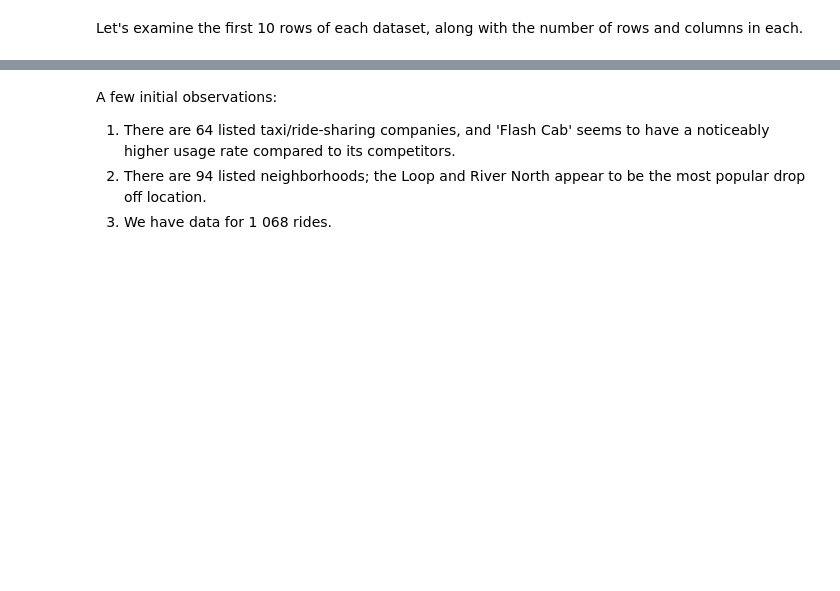
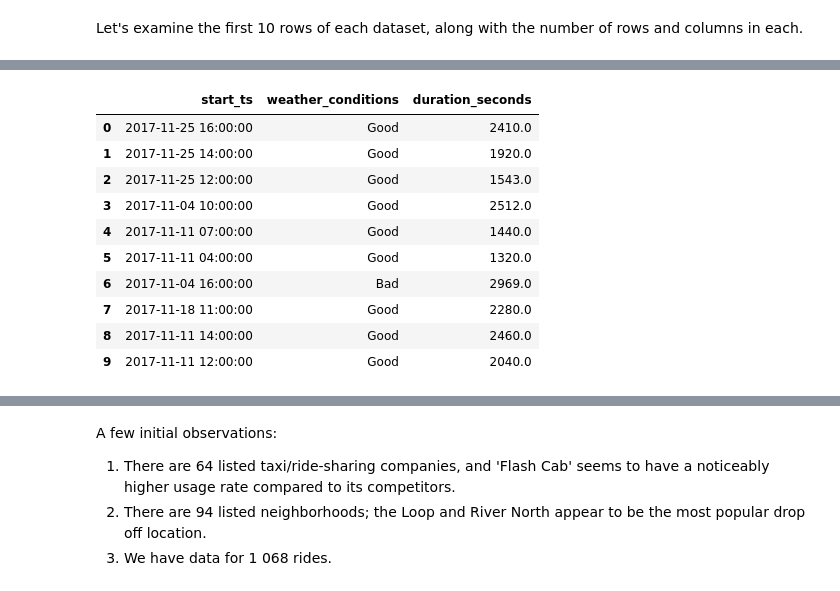
Before and after one commit to Vyncent-vdW/sprint_six_sql_project, a Jupyter notebook: sprint_six_sql_nb.ipynb, the cells around one changed output, grey strips where cells are left out. Drawn from its saved outputs; the diff is of its cells as text; code cells hidden in the pictures; blank space fills up the shorter version.

```diff
--- a/sprint_six_sql_nb.ipynb
+++ b/sprint_six_sql_nb.ipynb
@@ -58,4 +58,15 @@ print(dropoff_trips_avg.shape)
 # %%
-print(pickup_weather_ride_duration.head(10))
-print(pickup_weather_ride_duration.shape)
+display(pickup_weather_ride_duration.head(10))
+print(f'rows, columns: {pickup_weather_ride_duration.shape}')
 # %% [output]
+|  | start_ts | weather_conditions | duration_seconds |
+| 0 | 2017-11-25 16:00:00 | Good | 2410.0 |
+| 1 | 2017-11-25 14:00:00 | Good | 1920.0 |
+| 2 | 2017-11-25 12:00:00 | Good | 1543.0 |
+| 3 | 2017-11-04 10:00:00 | Good | 2512.0 |
+| 4 | 2017-11-11 07:00:00 | Good | 1440.0 |
+| 5 | 2017-11-11 04:00:00 | Good | 1320.0 |
+| 6 | 2017-11-04 16:00:00 | Bad | 2969.0 |
+| 7 | 2017-11-18 11:00:00 | Good | 2280.0 |
+| 8 | 2017-11-11 14:00:00 | Good | 2460.0 |
+| 9 | 2017-11-11 12:00:00 | Good | 2040.0 |
```
Also changed, not shown: parts of 25 cells of this notebook.
